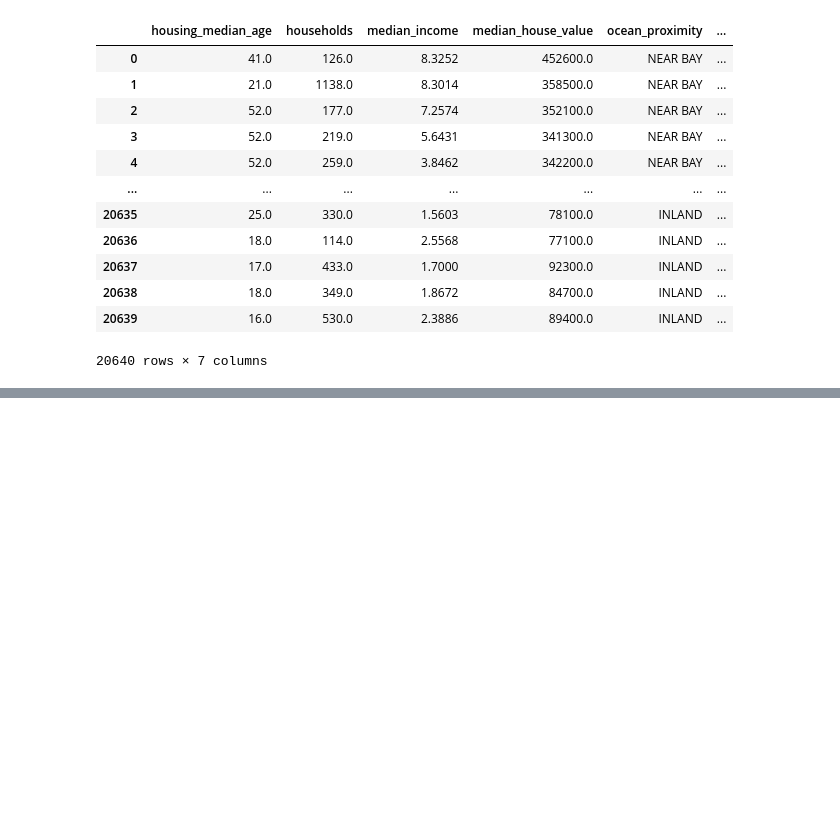
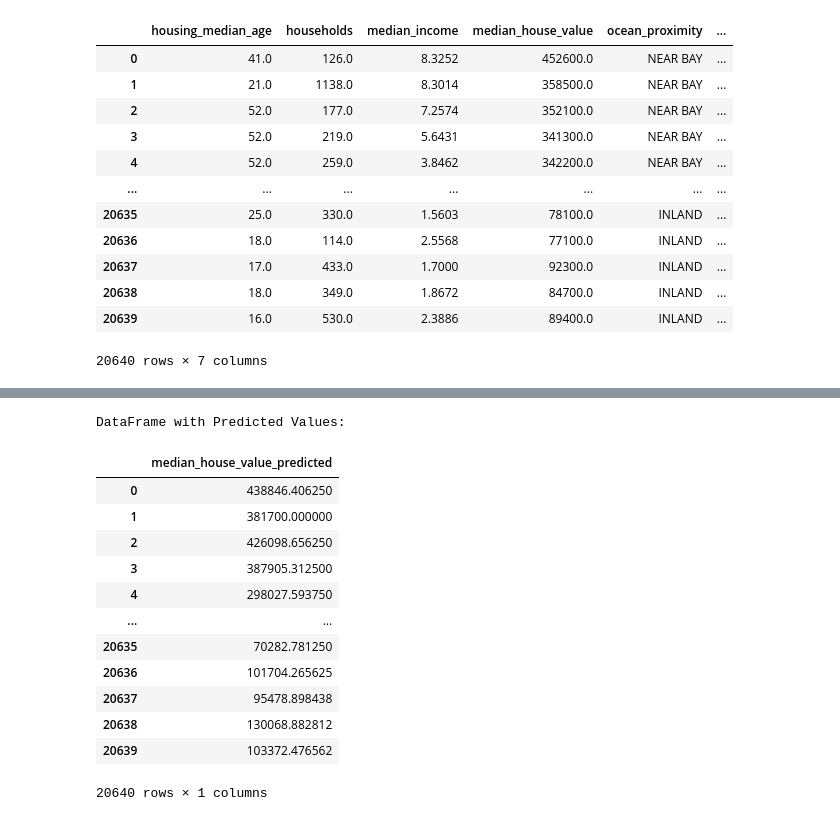
Before and after one commit to 3dsoriano/ddsc_housing_market_analysis, a Jupyter notebook: DDSC_Code.ipynb, the cells around one changed output, grey strips where cells are left out. Drawn from its saved outputs; the diff is of its cells as text; code cells hidden in the pictures; blank space fills up the shorter version.

```diff
--- a/DDSC_Code.ipynb
+++ b/DDSC_Code.ipynb
@@ -96,0 +115,54 @@ X_train, X_test, y_train, y_test = preprocess_and_split_data(df1, target_column,
+# %%
+import pandas as pd
+import numpy as np
+from xgboost import XGBRegressor
+from sklearn.preprocessing import StandardScaler
+
+def predict_median_house_value(df):
+    # Initialize DataFrame to store predictions
+    df_pred = pd.DataFrame()
+
+    # Selecting features and target
+    features = df.drop(columns=['median_house_value'])
+    target = df['median_house_value']
+
+    # Scale the data
+    scaler = StandardScaler()
+    features_scaled = scaler.fit_transform(features)
+
+    # Create XGBoost model
+    model = XGBRegressor()
+
+    # Fit the model
+    model.fit(features_scaled, target)
+
+    # Make predictions
+    predictions = model.predict(features_scaled)
+
+    # Store predictions in df_pred DataFrame
+    df_pred['median_house_value_predicted'] = predictions
+
+    return df_pred
+
+# Example usage:
+# Assuming df1 is your DataFrame containing the data
+df_pred = predict_median_house_value(df1)
+
+# Optionally, you may print the df_pred DataFrame to inspect the predicted values
+print("DataFrame with Predicted Values:")
+df_pred
+# %% [output]
+DataFrame with Predicted Values:
+|  | median_house_value_predicted |
+| 0 | 438846.406250 |
+| 1 | 381700.000000 |
+| 2 | 426098.656250 |
+| 3 | 387905.312500 |
+| 4 | 298027.593750 |
+| ... | ... |
+| 20635 | 70282.781250 |
+| 20636 | 101704.265625 |
+| 20637 | 95478.898438 |
+| 20638 | 130068.882812 |
+| 20639 | 103372.476562 |
+20640 rows × 1 columns
```
Also changed, not shown: parts of 7 cells of this notebook.
